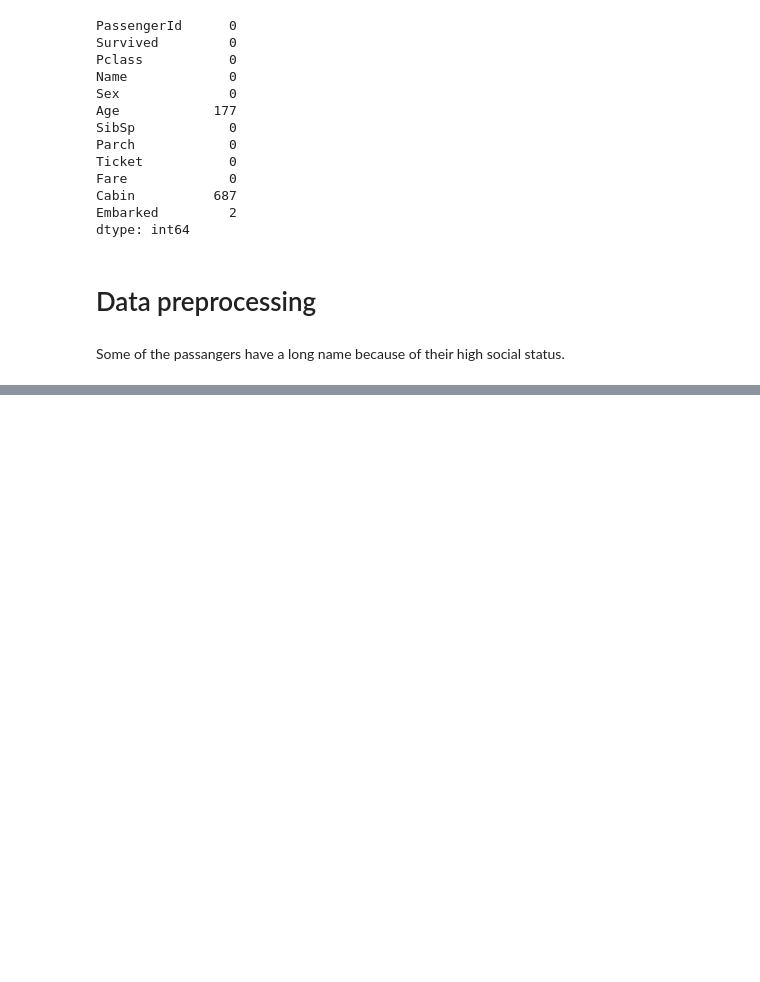
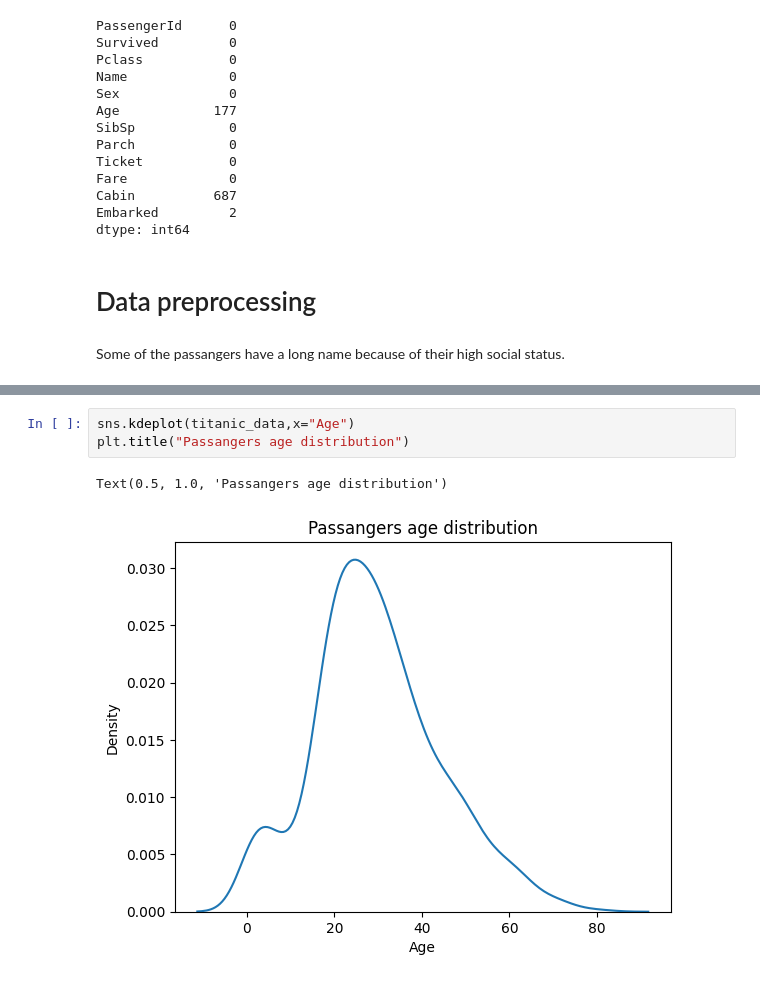
Before and after one commit to PigStep/ML-Titanic-Kaggle-contest, a Jupyter notebook: notebooks/Age regressor notebook/Age_regressor.ipynb, the cells around one changed output, grey strips where cells are left out. Saved outputs shown, nothing was run; the diff lists cells and outputs as text; blank space fills up the shorter version.

```diff
--- a/notebooks/Age regressor notebook/Age_regressor.ipynb
+++ b/notebooks/Age regressor notebook/Age_regressor.ipynb
@@ -62,0 +61,6 @@ titanic_data.head()
+# %%
+sns.kdeplot(titanic_data,x="Age")
+plt.title("Passangers age distribution")
+# %% [output]
+Text(0.5, 1.0, 'Passangers age distribution')
+[figure, added]
```
Also changed, not shown: parts of 10 cells of this notebook.
